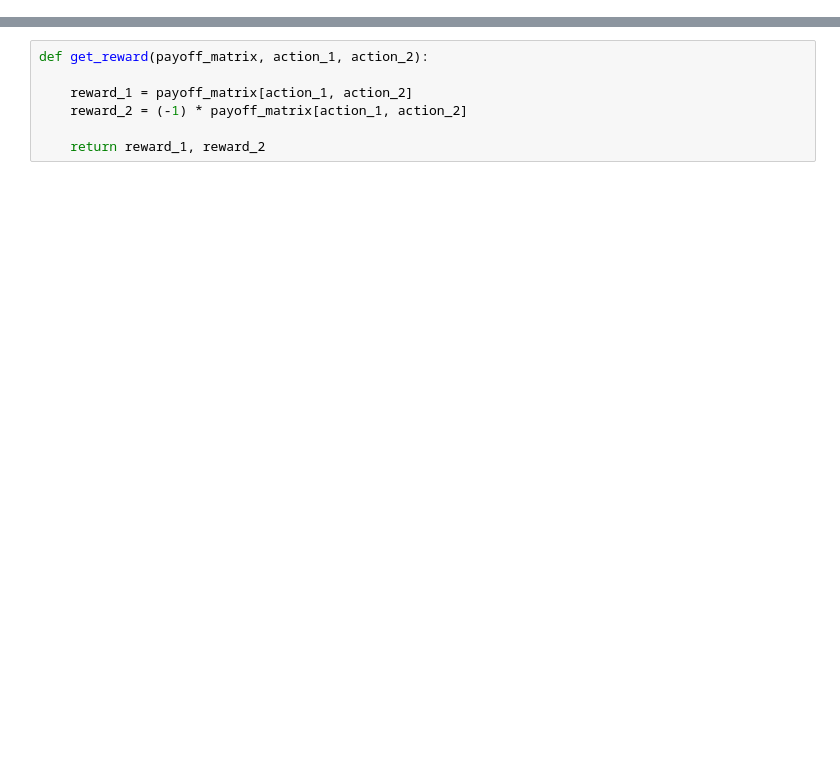
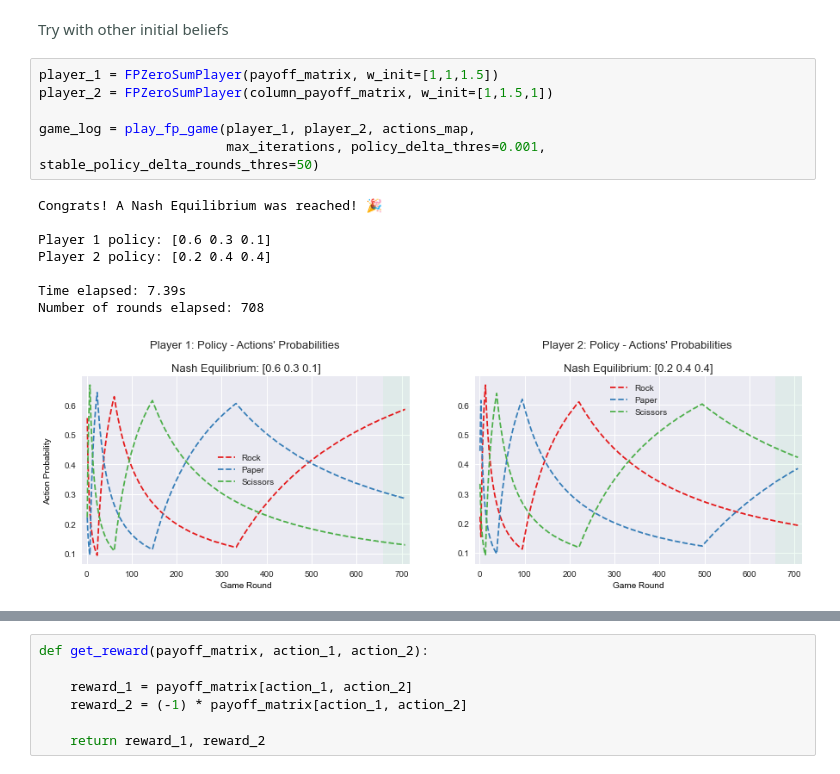
Before and after one commit to alecfilios/Fictitious-Play-and-Reinforcement-Learning-for-Computing-Equilibria, a Jupyter notebook: Computing Equilibria - FP & RL Players.ipynb, the cells around one changed output, grey strips where cells are left out. Saved outputs shown, nothing was run; the diff lists cells and outputs as text; blank space fills up the shorter version.

```diff
--- a/Computing Equilibria - FP & RL Players.ipynb
+++ b/Computing Equilibria - FP & RL Players.ipynb
@@ -85,0 +289,17 @@ array([0.506, 0.494])
+# %% [markdown]
+<font color='#425451'>Try with other initial beliefs</font>
+# %%
+player_1 = FPZeroSumPlayer(payoff_matrix, w_init=[1,1,1.5])
+player_2 = FPZeroSumPlayer(column_payoff_matrix, w_init=[1,1.5,1])
+
+game_log = play_fp_game(player_1, player_2, actions_map,
+                        max_iterations, policy_delta_thres=0.001, stable_policy_delta_rounds_thres=50)
+# %% [output]
+Congrats! A Nash Equilibrium was reached! 🎉
+
+Player 1 policy: [0.6 0.3 0.1]
+Player 2 policy: [0.2 0.4 0.4]
+
+Time elapsed: 7.39s
+Number of rounds elapsed: 708
+[figure, added]
```
Also changed, not shown: parts of 78 cells of this notebook.
